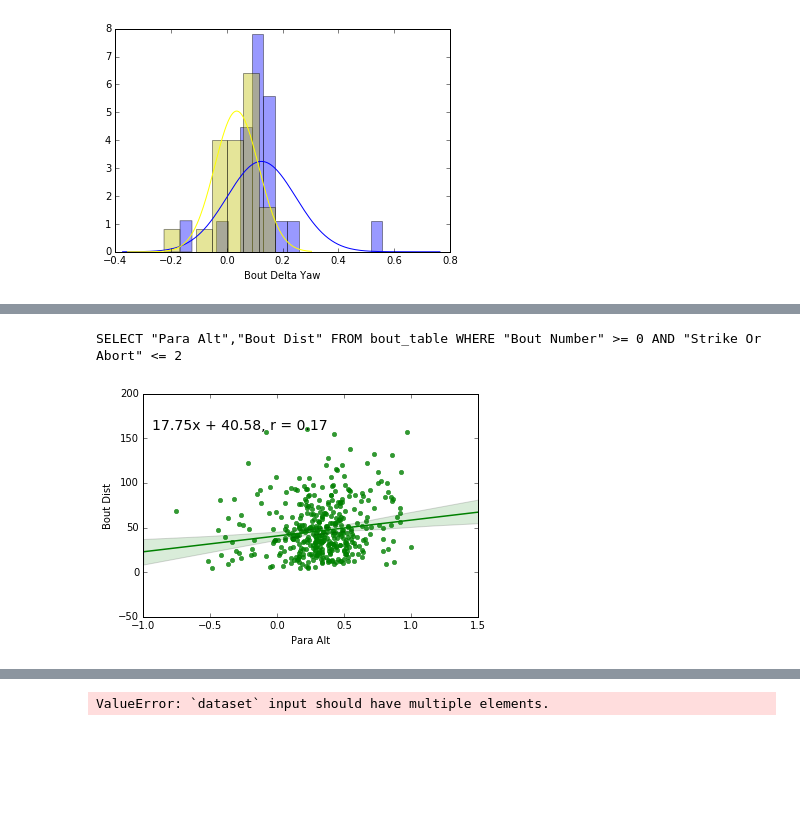
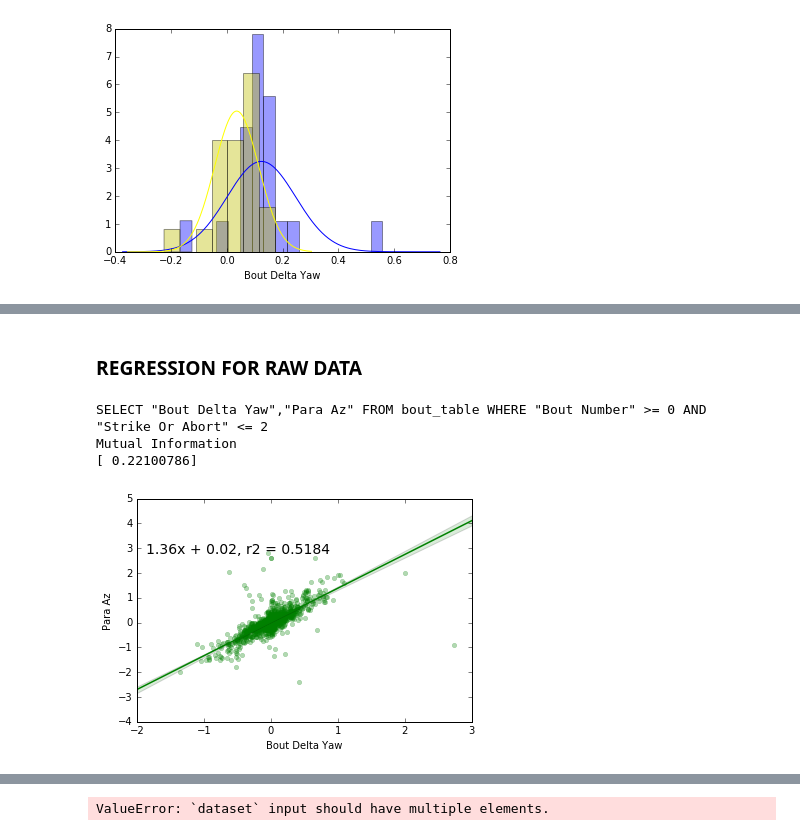
Before and after one commit to elifesciences-publications/PreycapMaster, a Jupyter notebook: BDB_Plot.ipynb, the cells around one changed output, grey strips where cells are left out. Cells and saved outputs as stored; diff of their text form; code cells hidden in the pictures; blank space fills up the shorter version.

```diff
--- a/BDB_Plot.ipynb
+++ b/BDB_Plot.ipynb
@@ -10,9 +11,9 @@ import warnings
 warnings.filterwarnings('ignore')
 # %%
-fish_id = "091418_bdb"
-#file_id = "bdb_hunts_inverted.bdb"
-file_id = "bdb_hunts.bdb"
+fish_id = "wik_bdb"
+file_id = "bdb_hunts_inverted.bdb"
+file_id_raw = "bdb_hunts.bdb"
 bdsim = BayesDB_Simulator(fish_id, file_id, -1)
-#data = pd.read_csv('091418_bdb/huntbouts_inverted.csv')
-data = pd.read_csv('091418_bdb/all_huntbouts.csv')
-#nac_data = pd.read_csv('huntbouts_rad.csv')
+data = pd.read_csv('wik_bdb/huntbouts_inverted.csv')
+data_raw = pd.read_csv('wik_bdb/all_huntbouts_rev.csv')
+bdsim_raw = BayesDB_Simulator(fish_id, file_id_raw, -1)
@@ -146,10 +192,14 @@ Ttest_indResult(statistic=2.7498235451469513, pvalue=0.0088308114950980416)
+# %% [markdown]
+### REGRESSION FOR RAW DATA
 # %%
-query_exp = '"Para Alt","Bout Dist"'
-#rp = bdsim.two_variable_regression(query_exp, '"Para Az" BETWEEN 0 and .1')
-rp = bdsim.two_variable_regression(query_exp, '"Bout Number" >= 0 AND "Strike Or Abort" <= 2')
-#rp = bdsim.two_variable_regression(query_exp, '')
+query_exp = '"Bout Delta Yaw","Para Az"'
+#rp = bdsim_raw.two_variable_regression(query_exp, '"Para Az" BETWEEN 0 and .1')
+rp = bdsim_raw.two_variable_regression(query_exp, '"Bout Number" >= 0 AND "Strike Or Abort" <= 2')
+#rp = bdsim_raw.two_variable_regression(query_exp, '')
 rp.savefig('regplot.pdf')
 # %% [output]
-SELECT "Para Alt","Bout Dist" FROM bout_table WHERE "Bout Number" >= 0 AND "Strike Or Abort" <= 2
+SELECT "Bout Delta Yaw","Para Az" FROM bout_table WHERE "Bout Number" >= 0 AND "Strike Or Abort" <= 2
+Mutual Information
+[ 0.22100786]
-[figure, old version]
+[figure, new version]
 # %%
```
Also changed, not shown: parts of 23 cells of this notebook, 5 other files.
